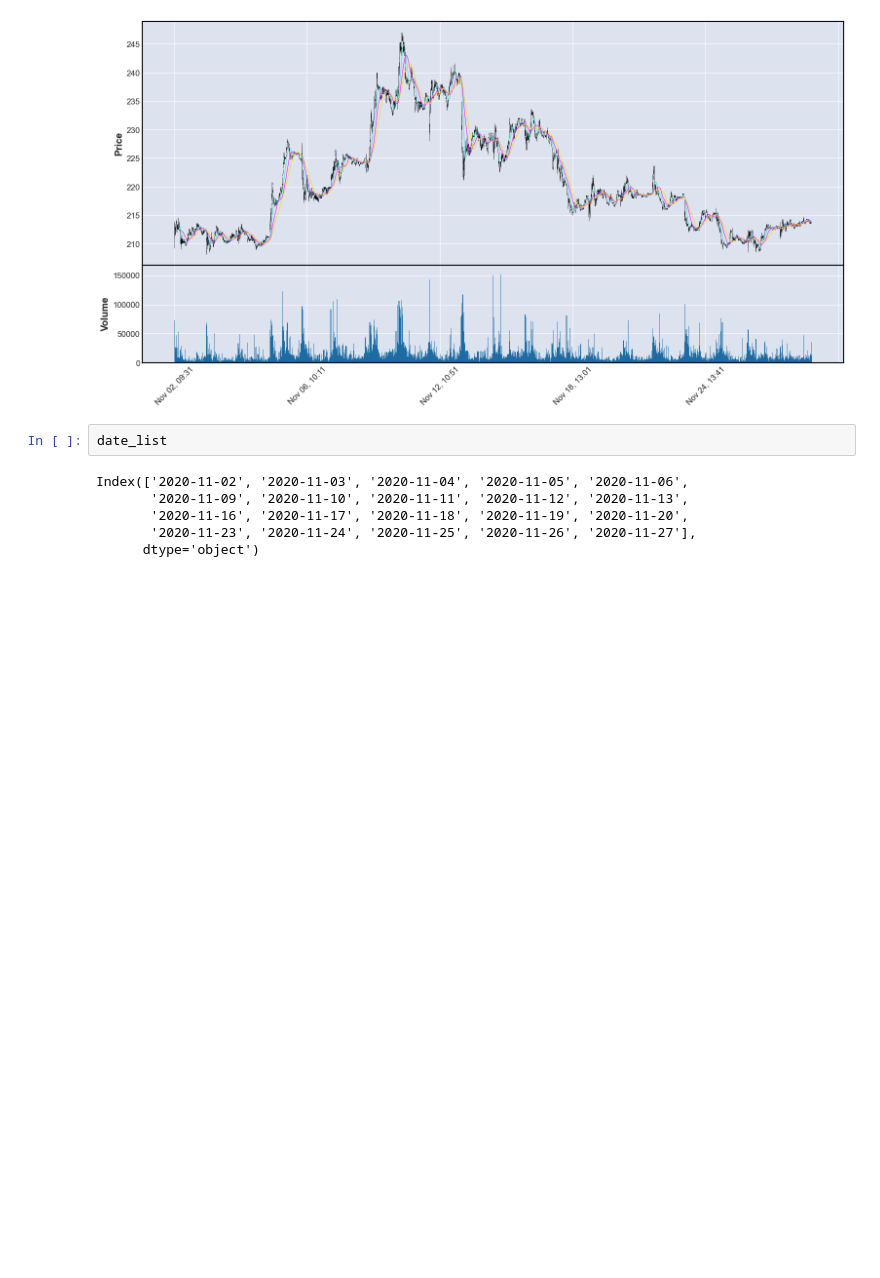
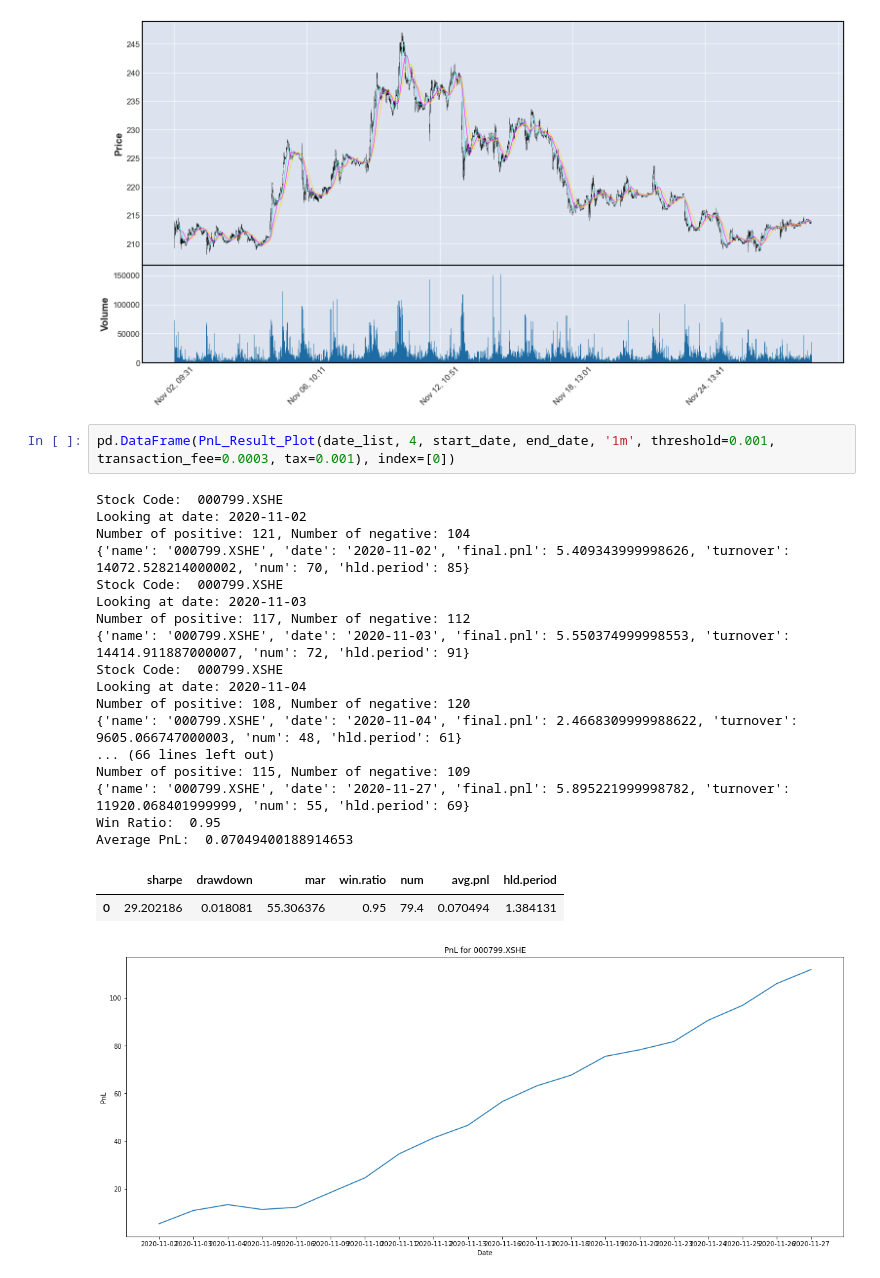
Before and after one commit to Seaaann/JoinQuant-Stock-Trading, a Jupyter notebook: intraday strat.ipynb, the cells around one changed output. Drawn from its saved outputs; the diff is of its cells as text; blank space fills up the shorter version.

```diff
--- a/intraday strat.ipynb
+++ b/intraday strat.ipynb
@@ -205,14 +223,29 @@ def PnL_Result_Plot(date_list, stock_index, start_date, end_date, frequency,
 mpf.plot(c15_stocks_prices, type='candle', volume=True,mav=(30,60,90), figsize=(20,10))
 # %% [output]
 [figure]
-# %%
-date_list
-# %% [output]
-Index(['2020-11-02', '2020-11-03', '2020-11-04', '2020-11-05', '2020-11-06',
-       '2020-11-09', '2020-11-10', '2020-11-11', '2020-11-12', '2020-11-13',
-       '2020-11-16', '2020-11-17', '2020-11-18', '2020-11-19', '2020-11-20',
-       '2020-11-23', '2020-11-24', '2020-11-25', '2020-11-26', '2020-11-27'],
-      dtype='object')
+# %%
+pd.DataFrame(PnL_Result_Plot(date_list, 4, start_date, end_date, '1m', threshold=0.001, transaction_fee=0.0003, tax=0.001), index=[0])
+# %% [output]
+Stock Code:  000799.XSHE
+Looking at date: 2020-11-02
+Number of positive: 121, Number of negative: 104
+{'name': '000799.XSHE', 'date': '2020-11-02', 'final.pnl': 5.409343999998626, 'turnover': 14072.528214000002, 'num': 70, 'hld.period': 85}
+Stock Code:  000799.XSHE
+Looking at date: 2020-11-03
+Number of positive: 117, Number of negative: 112
+{'name': '000799.XSHE', 'date': '2020-11-03', 'final.pnl': 5.550374999998553, 'turnover': 14414.911887000007, 'num': 72, 'hld.period': 91}
+Stock Code:  000799.XSHE
+Looking at date: 2020-11-04
+Number of positive: 108, Number of negative: 120
+{'name': '000799.XSHE', 'date': '2020-11-04', 'final.pnl': 2.4668309999988622, 'turnover': 9605.066747000003, 'num': 48, 'hld.period': 61}
+... (66 lines left out)
+Number of positive: 115, Number of negative: 109
+{'name': '000799.XSHE', 'date': '2020-11-27', 'final.pnl': 5.895221999998782, 'turnover': 11920.068401999999, 'num': 55, 'hld.period': 69}
+Win Ratio:  0.95
+Average PnL:  0.07049400188914653
+|  | sharpe | drawdown | mar | win.ratio | num | avg.pnl | hld.period |
+| 0 | 29.202186 | 0.018081 | 55.306376 | 0.95 | 79.4 | 0.070494 | 1.384131 |
+[figure, added]
 # %%
 pd.DataFrame(PnL_Result_Plot(date_list, 0, start_date, end_date, '1m', threshold=0.001, transaction_fee=0.0003, tax=0.001), index=[0])
 # %% [output]
```
Also changed, not shown: parts of 6 cells of this notebook.
